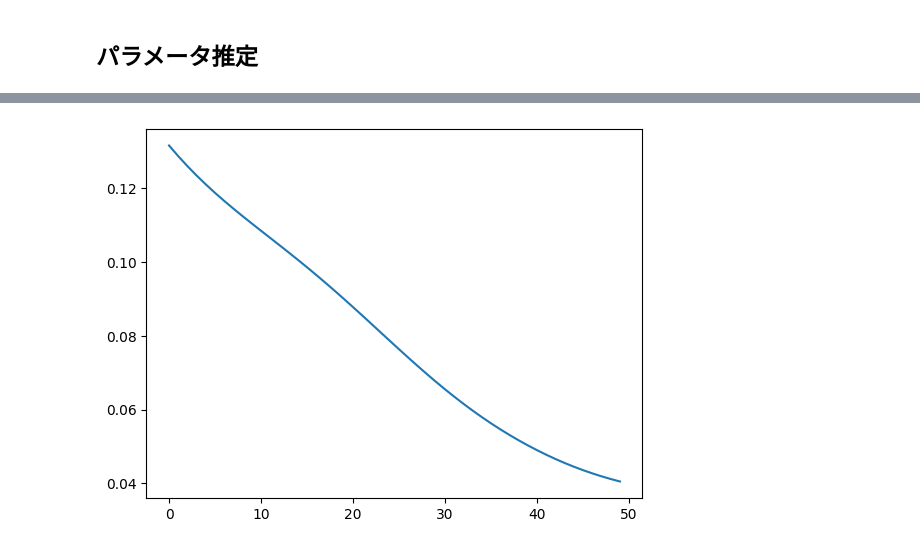
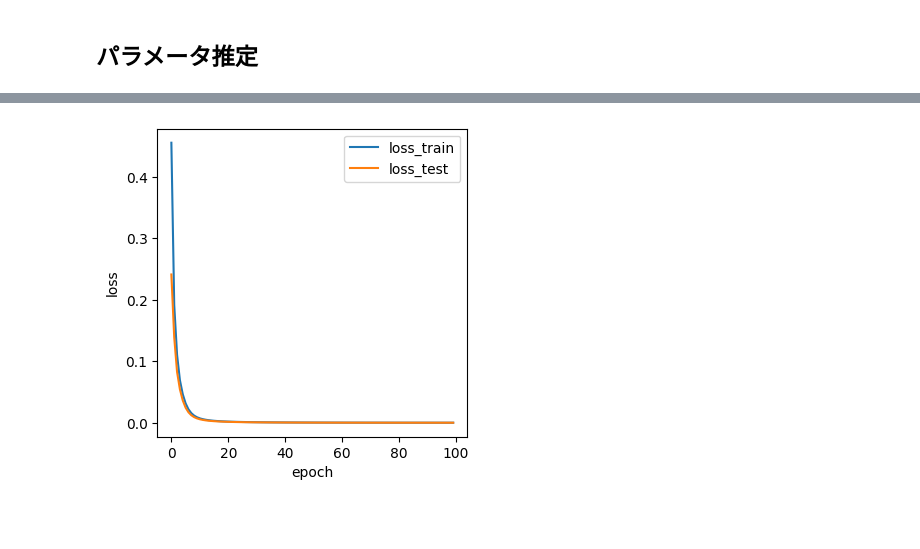
Before and after one commit to Omaam/deep-learning-from-scratch-5-with-jaxflax, a Jupyter notebook: notebooks/vae.ipynb, the cells around one changed output, grey strips where cells are left out. Drawn from its saved outputs; the diff is of its cells as text; code cells hidden in the pictures; blank space fills up the shorter version.

```diff
--- a/notebooks/vae.ipynb
+++ b/notebooks/vae.ipynb
@@ -89,12 +89,12 @@ class VAE(nn.Module):
         mu, sigma = Encoder(self.hidden_dim, self.latent_dim)(x)
         x = reparameterize(mu, sigma)
         x = Decoder(hidden_dim=self.hidden_dim, output_dim=input_shape)(x)
-        return x
+        return x, mu, sigma
 # %%
 #@title Tests
 
 x_dammy = train_images[0]
-x_hat = VAE().apply(
+x_hat, _, _ = VAE().apply(
     {'params': VAE().init(random.PRNGKey(0), x_dammy)['params']}, x_dammy
 )
 x_hat.shape
@@ -126,9 +126,11 @@ def create_batches(data, batch_size):
 
 @jax.jit
 def loss_fn(params, state, inputs, labels):
-    predictions = state.apply_fn({'params': params}, inputs)
-    loss = optax.l2_loss(predictions, inputs).mean()
-    return loss
+    predictions, mu, sigma = state.apply_fn({'params': params}, inputs)
+    batch_size = len(inputs)
+    loss_1 = optax.l2_loss(predictions, inputs).mean()
+    loss_2 = -0.5 * jnp.sum(1 + jnp.log(sigma**2) - mu**2 - sigma**2)
+    return (loss_1 + loss_2) / batch_size
 
 
 @jax.jit
@@ -141,16 +143,14 @@ def train_step(state, inputs, labels):
     return new_state, loss
 
 
-def train_epoch(state, input_batched, label_batched, eval=False):
+def train_epoch(state, input_batched, label_batched, eval):
     loss_history = []
     for inputs, labels in zip(input_batched, label_batched):
-        # print(inputs.shape, labels.shape)
         new_state, loss = train_step(state, inputs, labels)
+        if not eval:
+            state = new_state
         loss_history.append(jax.device_get(loss).tolist())
-    if eval:
-        return state, np.mean(loss_history)
-    else:
-        return new_state, np.mean(loss_history)
+    return state, np.mean(loss_history)
 
 
 def fit(state, train_inputs, train_labels, test_inputs, test_labels,
@@ -168,7 +168,7 @@ def fit(state, train_inputs, train_labels, test_inputs, test_labels,
 
         # Training
         state, loss_train = train_epoch(
-            state, train_inputs_batched, train_labels_batched
+            state, train_inputs_batched, train_labels_batched, eval=False
         )
         loss_history_train.append(loss_train)
 
@@ -179,12 +179,12 @@ def fit(state, train_inputs, train_labels, test_inputs, test_labels,
         loss_history_test.append(loss_test)
 
         print(
-            'Epoch (Train): {}, Loss: {:.4f} | '.format(
+            'Epoch (Train): {}, Loss: {:.5f} | '.format(
                 epoch, loss_train),
             end='', flush=True
         )
         print(
-            'Epoch (Test): {}, Loss: {:.4f} | '.format(
+            'Epoch (Test): {}, Loss: {:.5f} | '.format(
                 epoch, loss_test),
             flush=True
         )
@@ -198,6 +198,6 @@ def fit(state, train_inputs, train_labels, test_inputs, test_labels,
 state, history = fit(state,
                      train_images, train_images,  # 入力と出力は同一
                      test_images, test_images,    # 入力と出力は同一
-                     epochs=50,
-                     batch_size=4096)
+                     epochs=100,
+                     batch_size=8192)
 # %% [output]
@@ -221,5 +221,10 @@ Wall time: 3min 1s
-# %%
-plt.plot(history['loss_train'])
-plt.show()
-# %% [output]
-[figure, removed]
+# %%
+fig, ax = plt.subplots(1, 1, figsize=(4, 4))
+ax.plot(history['loss_train'], label='loss_train')
+ax.plot(history['loss_test'], label='loss_test')
+ax.set_xlabel('epoch')
+ax.set_ylabel('loss')
+ax.legend()
+plt.show()
+# %% [output]
+[figure, added]
```
Also changed, not shown: parts of 5 cells of this notebook.
